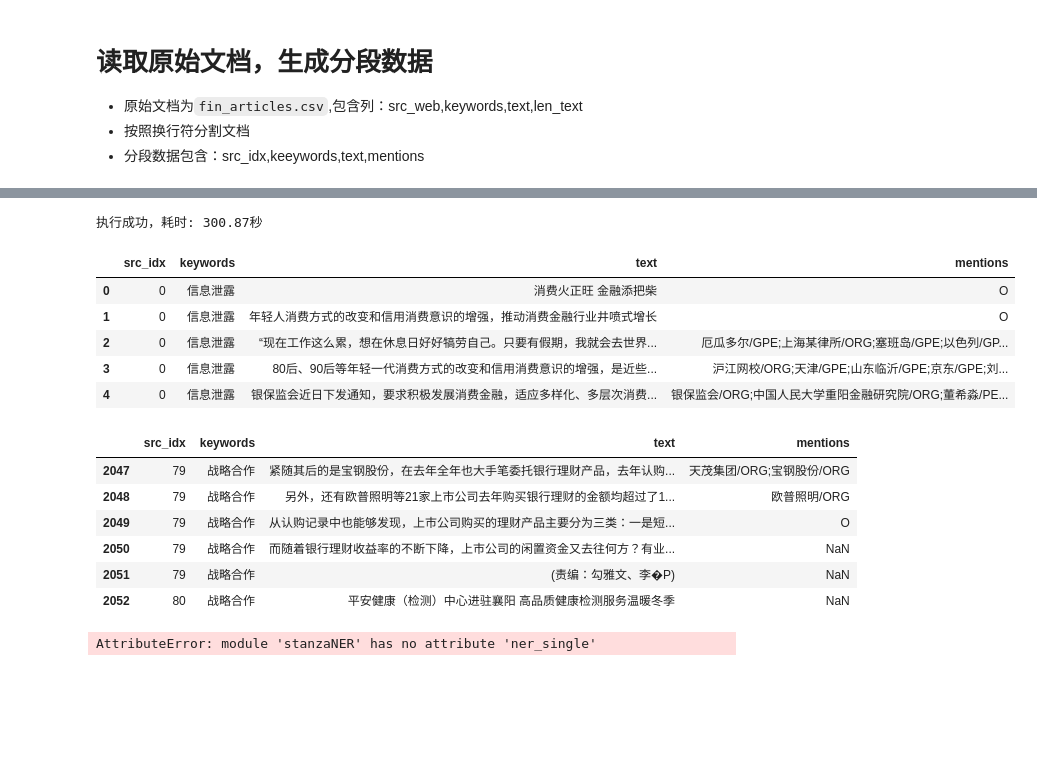
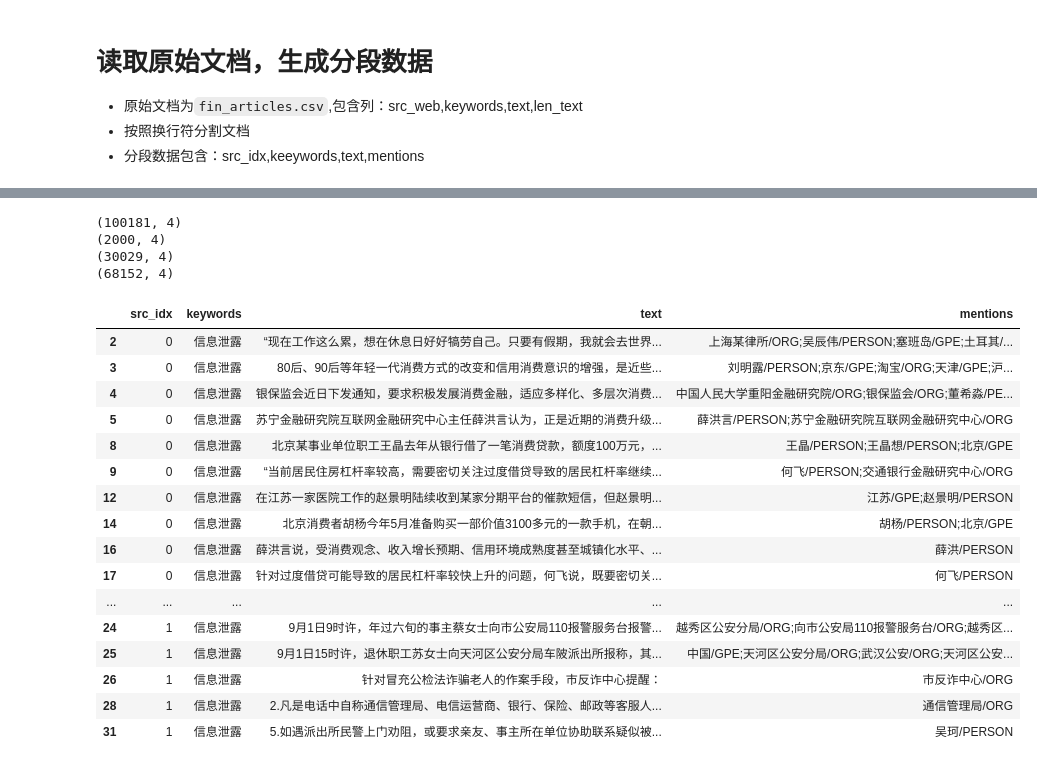
Before and after one commit to kakuibeyond/finance_el, a Jupyter notebook: preprocess/prepare_corpus.ipynb, the cells around one changed output, grey strips where cells are left out. Drawn from its saved outputs; the diff is of its cells as text; code cells hidden in the pictures; blank space fills up the shorter version.

```diff
--- a/preprocess/prepare_corpus.ipynb
+++ b/preprocess/prepare_corpus.ipynb
@@ -88,46 +51,0 @@ INFO:stanza:Done loading processors!
-# %%
-# max_line=df_seg2.shape[0]
-max_line=2050 # 先测试一下2050行,耗时300.87秒
-t_per_epoch=100
-epochs = max_line // t_per_epoch + 1 # 101轮循环完
-start_t=time.time()
-for i in tqdm(range(epochs)):
-    try:
-        start = i*t_per_epoch
-        end = min((i+1)*t_per_epoch,max_line)-1
-        texts=df_seg2.loc[start:end, 'text'].tolist()
-        entitys=stanzaNER.ner(texts)
-        ner_partation(df_seg2,start,end, entitys, col='mentions')
-    except Exception:
-        logging.error('发生异常，当前start:{}, 耗时:{:.2f}秒'.format(start,time.time() - start_t))
-print("执行成功，耗时: {:.2f}秒".format(time.time() - start_t))
-# %% [output]
-执行成功，耗时: 300.87秒
-# %%
-df_seg2.head()
-# %% [output]
-|  | src_idx | keywords | text | mentions |
-| 0 | 0 | 信息泄露 | 消费火正旺 金融添把柴 | O |
-| 1 | 0 | 信息泄露 | 年轻人消费方式的改变和信用消费意识的增强，推动消费金融行业井喷式增长 | O |
-| 2 | 0 | 信息泄露 | “现在工作这么累，想在休息日好好犒劳自己。只要有假期，我就会去世界... | 厄瓜多尔/GPE;上海某律所/ORG;塞班岛/GPE;以色列/GP... |
-| 3 | 0 | 信息泄露 | 80后、90后等年轻一代消费方式的改变和信用消费意识的增强，是近些... | 沪江网校/ORG;天津/GPE;山东临沂/GPE;京东/GPE;刘... |
-| 4 | 0 | 信息泄露 | 银保监会近日下发通知，要求积极发展消费金融，适应多样化、多层次消费... | 银保监会/ORG;中国人民大学重阳金融研究院/ORG;董希淼/PE... |
-# %%
-df_seg2.iloc[2047:2053]
-# %% [output]
-|  | src_idx | keywords | text | mentions |
-| 2047 | 79 | 战略合作 | 紧随其后的是宝钢股份，在去年全年也大手笔委托银行理财产品，去年认购... | 天茂集团/ORG;宝钢股份/ORG |
-| 2048 | 79 | 战略合作 | 另外，还有欧普照明等21家上市公司去年购买银行理财的金额均超过了1... | 欧普照明/ORG |
-| 2049 | 79 | 战略合作 | 从认购记录中也能够发现，上市公司购买的理财产品主要分为三类：一是短... | O |
-| 2050 | 79 | 战略合作 | 而随着银行理财收益率的不断下降，上市公司的闲置资金又去往何方？有业... | NaN |
-| 2051 | 79 | 战略合作 | (责编：勾雅文、李�P) | NaN |
-| 2052 | 80 | 战略合作 | 平安健康（检测）中心进驻襄阳 高品质健康检测服务温暖冬季 | NaN |
-# %%
-from tqdm import tqdm
-# from stanzaNER import ner_single
-import stanzaNER
-for index,row in tqdm(df_seg2.iterrows()):
-    df_seg2.loc[index,'mentions']=stanzaNER.ner_single(row['text'])
-df_seg2.head()
-# %% [output]
-AttributeError: module 'stanzaNER' has no attribute 'ner_single'
@@ -144,0 +52,31 @@ df2.to_csv('test_500.csv',index=True,sep='\t')
+# %%
+print(df_seg2.shape) # 总量100181
+print(df_seg2[df_seg2['mentions'].isnull()].shape) # 2000条未识别
+print(df_seg2[df_seg2['mentions']=='O'].shape) #30029条无实体
+print(df_seg2[df_seg2['mentions'].notnull()][df_seg2['mentions']!='O'].shape) #68152满足条件的
+# %% [output]
+(100181, 4)
+(2000, 4)
+(30029, 4)
+(68152, 4)
+# %%
+df_entity=df_seg2[df_seg2['mentions'].notnull()][df_seg2['mentions']!='O']
+df_entity.head(20)
+# %% [output]
+|  | src_idx | keywords | text | mentions |
+| 2 | 0 | 信息泄露 | “现在工作这么累，想在休息日好好犒劳自己。只要有假期，我就会去世界... | 上海某律所/ORG;吴辰伟/PERSON;塞班岛/GPE;土耳其/... |
+| 3 | 0 | 信息泄露 | 80后、90后等年轻一代消费方式的改变和信用消费意识的增强，是近些... | 刘明露/PERSON;京东/GPE;淘宝/ORG;天津/GPE;沪... |
+| 4 | 0 | 信息泄露 | 银保监会近日下发通知，要求积极发展消费金融，适应多样化、多层次消费... | 中国人民大学重阳金融研究院/ORG;银保监会/ORG;董希淼/PE... |
+| 5 | 0 | 信息泄露 | 苏宁金融研究院互联网金融研究中心主任薛洪言认为，正是近期的消费升级... | 薛洪言/PERSON;苏宁金融研究院互联网金融研究中心/ORG |
+| 8 | 0 | 信息泄露 | 北京某事业单位职工王晶去年从银行借了一笔消费贷款，额度100万元，... | 王晶/PERSON;王晶想/PERSON;北京/GPE |
+| 9 | 0 | 信息泄露 | “当前居民住房杠杆率较高，需要密切关注过度借贷导致的居民杠杆率继续... | 何飞/PERSON;交通银行金融研究中心/ORG |
+| 12 | 0 | 信息泄露 | 在江苏一家医院工作的赵景明陆续收到某家分期平台的催款短信，但赵景明... | 江苏/GPE;赵景明/PERSON |
+| 14 | 0 | 信息泄露 | 北京消费者胡杨今年5月准备购买一部价值3100多元的一款手机，在朝... | 胡杨/PERSON;北京/GPE |
+| 16 | 0 | 信息泄露 | 薛洪言说，受消费观念、收入增长预期、信用环境成熟度甚至城镇化水平、... | 薛洪/PERSON |
+| 17 | 0 | 信息泄露 | 针对过度借贷可能导致的居民杠杆率较快上升的问题，何飞说，既要密切关... | 何飞/PERSON |
+| ... | ... | ... | ... | ... |
+| 24 | 1 | 信息泄露 | 9月1日9时许，年过六旬的事主蔡女士向市公安局110报警服务台报警... | 越秀区公安分局/ORG;向市公安局110报警服务台/ORG;越秀区... |
+| 25 | 1 | 信息泄露 | 9月1日15时许，退休职工苏女士向天河区公安分局车陂派出所报称，其... | 中国/GPE;天河区公安分局/ORG;武汉公安/ORG;天河区公安... |
+| 26 | 1 | 信息泄露 | 针对冒充公检法诈骗老人的作案手段，市反诈中心提醒： | 市反诈中心/ORG |
+| 28 | 1 | 信息泄露 | 2.凡是电话中自称通信管理局、电信运营商、银行、保险、邮政等客服人... | 通信管理局/ORG |
+| 31 | 1 | 信息泄露 | 5.如遇派出所民警上门劝阻，或要求亲友、事主所在单位协助联系疑似被... | 吴珂/PERSON |
```
Also changed, not shown: parts of 15 cells of this notebook, 3 other files.
